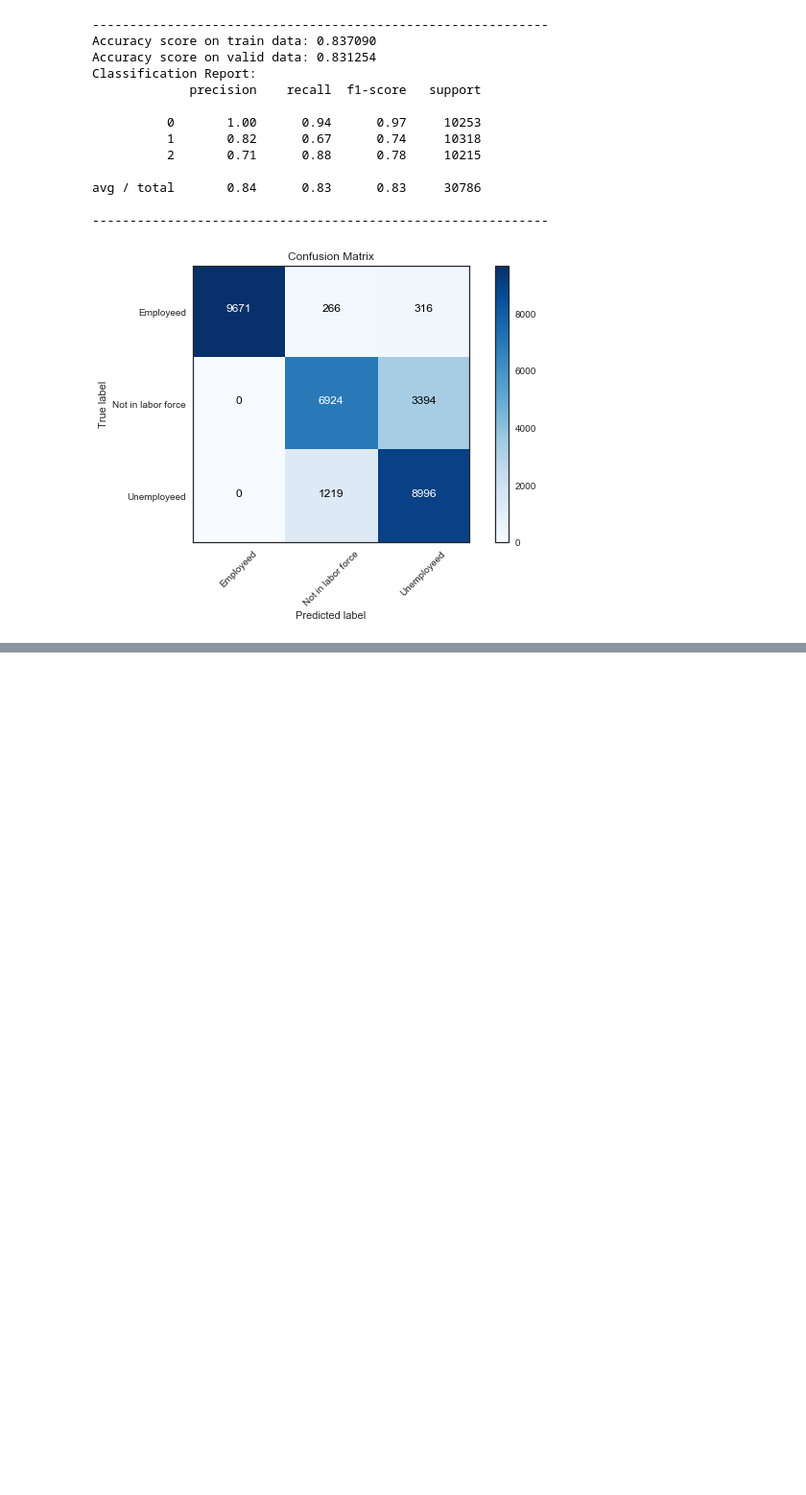
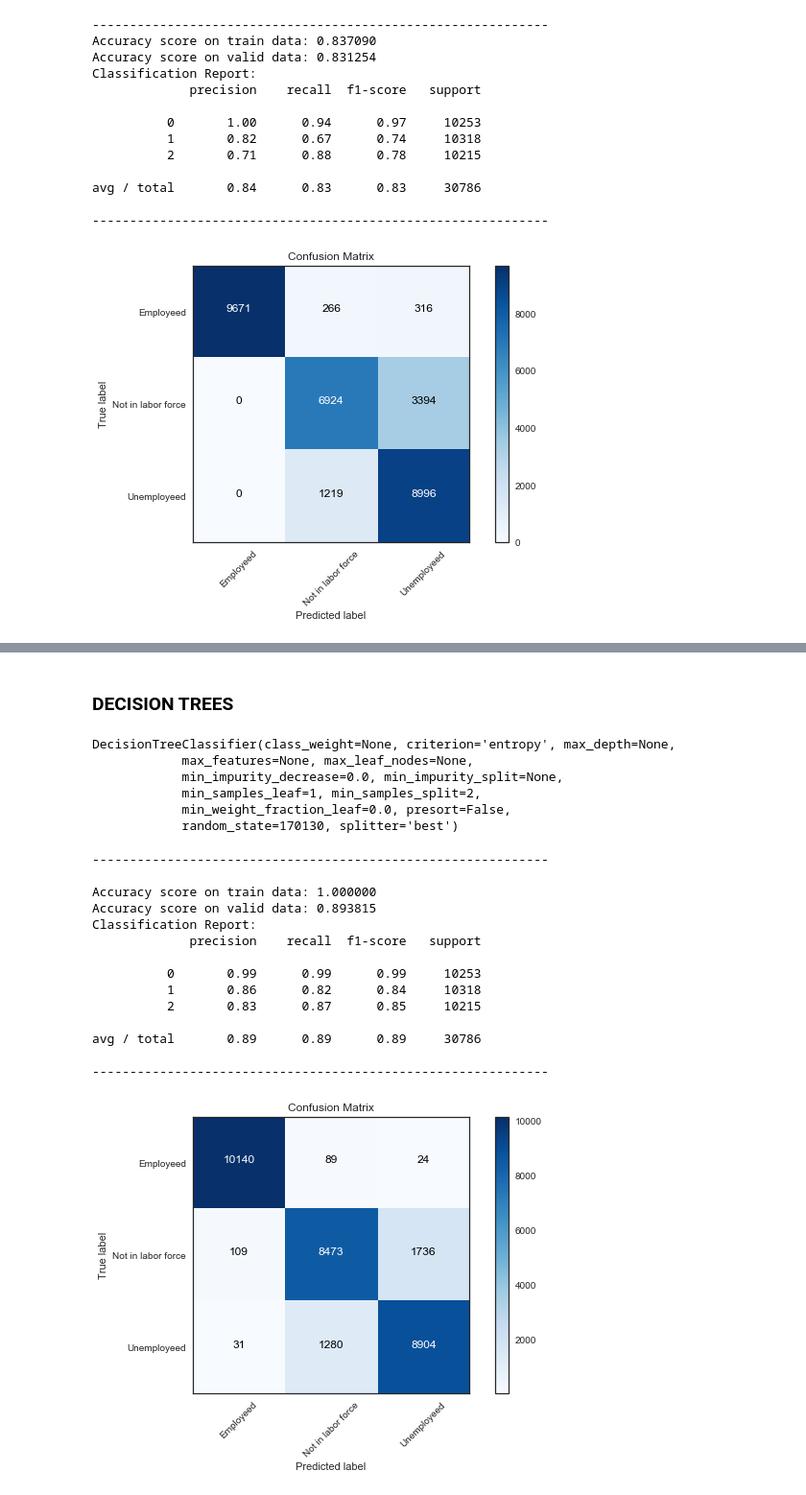
Before and after one commit to PrashantShivajiBhapkar/Analytics-Competition, a Jupyter notebook: Complete_IAS-+Intelligence+Analytics+Challenge+3.0.ipynb, the cells around one changed output, grey strips where cells are left out. Shown at 96% size. Cells and saved outputs as stored; diff of their text form; code cells hidden in the pictures; blank space fills up the shorter version.

```diff
--- a/MODELS_IAS-+Intelligence+Analytics+Challenge+3.0.ipynb
+++ b/Complete_IAS-+Intelligence+Analytics+Challenge+3.0.ipynb
@@ -645,0 +747,53 @@ avg / total       0.84      0.83      0.83     30786
+# %% [markdown]
+### DECISION TREES
+# %%
+dt_cl = DecisionTreeClassifier(criterion = 'entropy', random_state = 170130)
+dt_cl.fit(X_train, y_train)
+# %% [output]
+DecisionTreeClassifier(class_weight=None, criterion='entropy', max_depth=None,
+            max_features=None, max_leaf_nodes=None,
+            min_impurity_decrease=0.0, min_impurity_split=None,
+            min_samples_leaf=1, min_samples_split=2,
+            min_weight_fraction_leaf=0.0, presort=False,
+            random_state=170130, splitter='best')
+# %%
+y_pred_ran_train = dt_cl.predict(X_train)
+y_pred_ran_valid = dt_cl.predict(X_valid)
+
+acc_ran_train = metrics.accuracy_score(y_train, y_pred_ran_train)
+acc_ran_valid = metrics.accuracy_score(y_valid, y_pred_ran_valid)
+rp_ran = metrics.classification_report(y_valid, y_pred_ran_valid)
+print("-------------------------------------------------------------")
+print('')
+print("Accuracy score on train data: {:5f}".format(acc_ran_train))
+print("Accuracy score on valid data: {:5f}".format(acc_ran_valid))
+print("Classification Report:")
+print(rp_ran)
+print("-------------------------------------------------------------")
+print('')
+
+# Compute confusion matrix
+cnf_mat = confusion_matrix(y_valid, y_pred_ran_valid)
+np.set_printoptions(precision=2)
+
+# Plot confusion matrix
+plt.figure()
+plot_confusion_matrix(cnf_mat, classes=class_names,
+                      title='Confusion matrix')
+plt.show()
+# %% [output]
+-------------------------------------------------------------
+
+Accuracy score on train data: 1.000000
+Accuracy score on valid data: 0.893815
+Classification Report:
+             precision    recall  f1-score   support
+
+          0       0.99      0.99      0.99     10253
+          1       0.86      0.82      0.84     10318
+          2       0.83      0.87      0.85     10215
+
+avg / total       0.89      0.89      0.89     30786
+
+-------------------------------------------------------------
+[figure, added]
```
Also changed, not shown: parts of 7 cells of this notebook.
